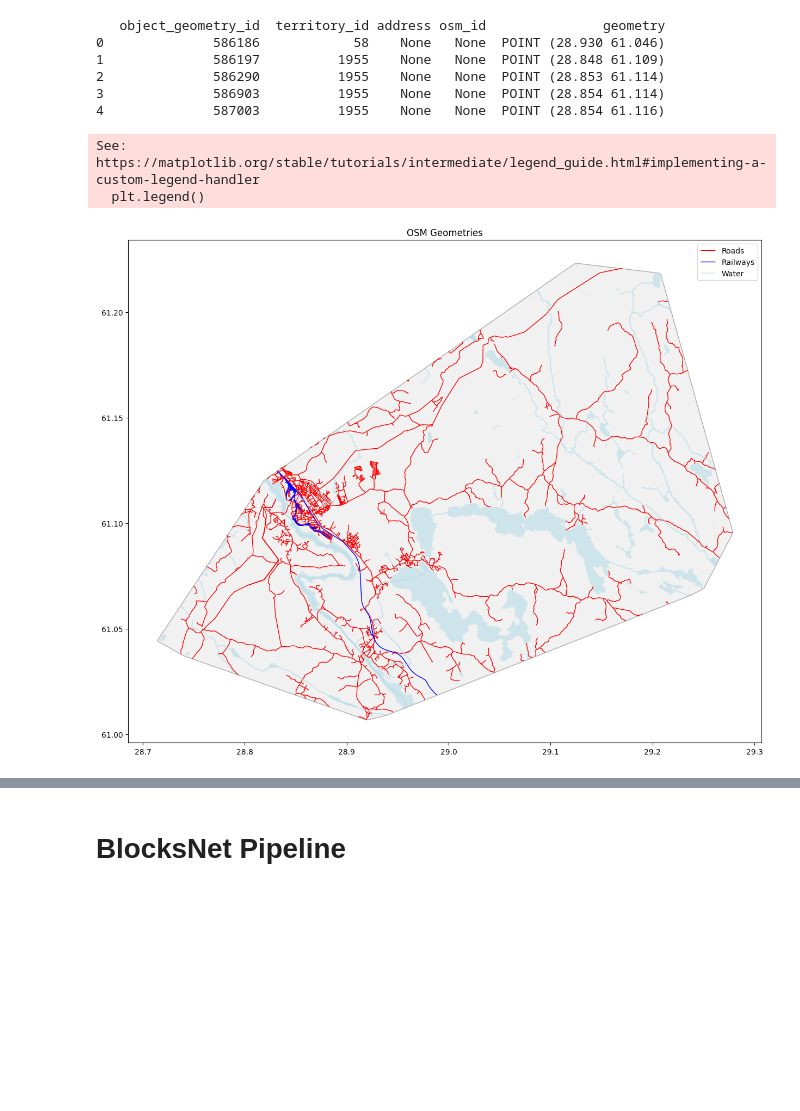
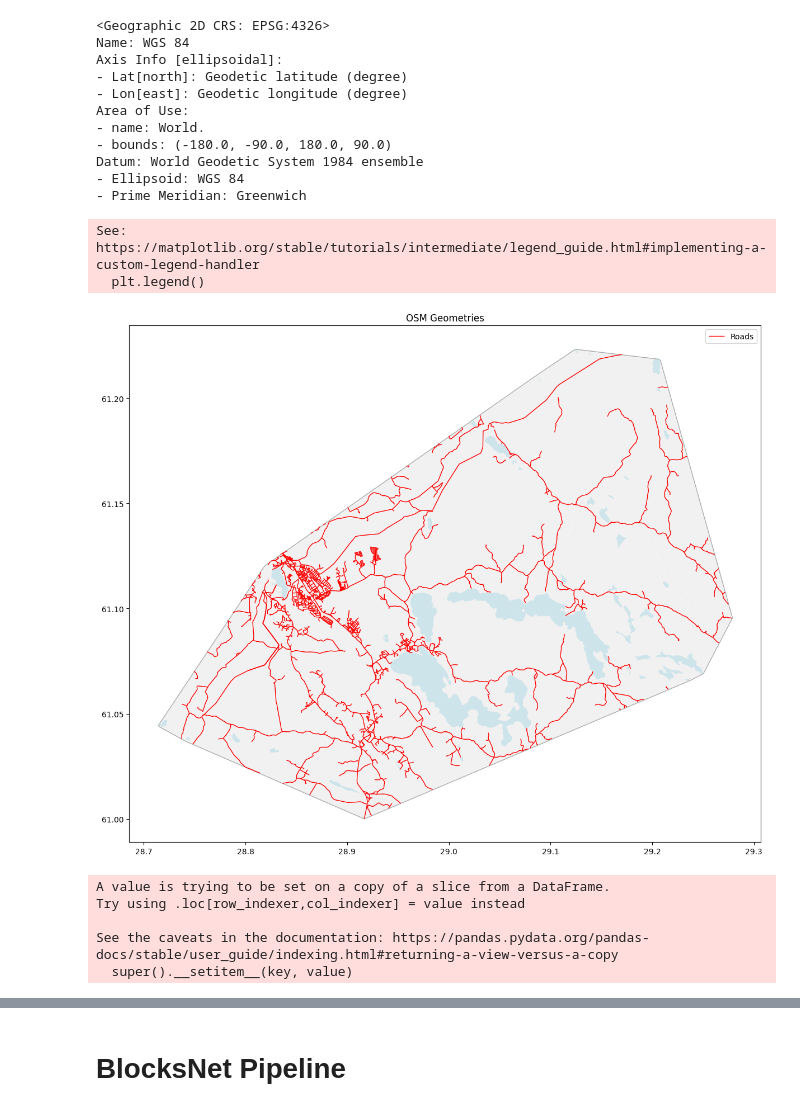
Before and after one commit to RuslanKozlyak/territorry_provision_api, a Jupyter notebook: test.ipynb, the cells around one changed output, grey strips where cells are left out. Drawn from its saved outputs; the diff is of its cells as text; code cells hidden in the pictures; blank space fills up the shorter version.

```diff
--- a/test.ipynb
+++ b/test.ipynb
@@ -60,17 +80,26 @@ NameError: name 'get_context_by_id' is not defined
+# %%
+gdf_with_obj.set_crs(epsg=4326,inplace=True)
+gdf_with_obj.crs = 4326
+gdf_with_obj.crs
+# %% [output]
+<Geographic 2D CRS: EPSG:4326>
+Name: WGS 84
+Axis Info [ellipsoidal]:
+- Lat[north]: Geodetic latitude (degree)
+- Lon[east]: Geodetic longitude (degree)
+Area of Use:
+- name: World.
+- bounds: (-180.0, -90.0, 180.0, 90.0)
+Datum: World Geodetic System 1984 ensemble
+- Ellipsoid: WGS 84
+- Prime Meridian: Greenwich
 # %%
-import geopandas as gpd
+# import geopandas as gpd
 
-# Чтение GeoJSON файла в GeoDataFrame
-gdf_with_obj = gpd.read_file("gdf_with_obj.geojson")
-gdf_with_obj = gdf_with_obj.set_crs(local_crs, allow_override=True)
-print(gdf_with_obj.head())
+# # Чтение GeoJSON файла в GeoDataFrame
+# gdf_with_obj = gpd.read_file("gdf_with_obj.geojson")
+# gdf_with_obj = gdf_with_obj.set_crs(local_crs, allow_override=True)
+# print(gdf_with_obj.head())
-# %% [output]
-   object_geometry_id  territory_id address osm_id               geometry
-0              586186            58    None   None  POINT (28.930 61.046)
-1              586197          1955    None   None  POINT (28.848 61.109)
-2              586290          1955    None   None  POINT (28.853 61.114)
-3              586903          1955    None   None  POINT (28.854 61.114)
-4              587003          1955    None   None  POINT (28.854 61.116)
 # %%
 import geopandas as gpd
 import osmnx as ox
@@ -178,39 +158,59 @@ def collect_osm_data(
 # %%
 boundaries = prepare_boundaries(gdf_with_obj)
-roads, railways, water = collect_osm_data(boundaries)
+roads = collect_osm_data(boundaries)
+# %%
+def get_geoms_by_function(function_name):
+    valid_type_ids = {
+        d['physical_object_type_id']
+        for d in physical_object_types
+        if function_name in d['physical_object_function']['name']
+    }
+    return gdf_with_obj[gdf_with_obj['physical_objects'].apply(lambda x: any(d.get('physical_object_type_id') in valid_type_ids for d in x))]
+# %%
+# Фильтрация строк
+# roads = get_geoms_by_function('Дорога')
+
+water = get_geoms_by_function('Водный объект')
 # %%
 import matplotlib.pyplot as plt
 
-def plot_osm_geometries(boundaries, roads, railways, water):
+def plot_osm_geometries(boundaries, roads, water):
     """
     Отображение всех геометрий на одном графике
     """
     fig, ax = plt.subplots(figsize=(15, 10))
 
     # Границы территории
     boundaries.plot(ax=ax, color='lightgray', edgecolor='black', alpha=0.3, label='Boundaries')
 
     # Дороги
     if not roads.empty:
         roads.plot(ax=ax, color='red', linewidth=1, label='Roads')
 
-    # Железные дороги
-    if not railways.empty:
-        railways.plot(ax=ax, color='blue', linewidth=1, label='Railways')
-
     # Водные объекты
     if not water.empty:
         water.plot(ax=ax, color='lightblue', alpha=0.5, label='Water')
 
     plt.title('OSM Geometries')
     plt.legend()
     plt.tight_layout()
     plt.show()
 
 # Пример использования
-plot_osm_geometries(boundaries, roads, railways, water)
+plot_osm_geometries(boundaries, roads, water)
 # %% [output]
 See: https://matplotlib.org/stable/tutorials/intermediate/legend_guide.html#implementing-a-custom-legend-handler
   plt.legend()
-[figure, old version]
+[figure, new version]
+# %%
+boundaries.to_crs(local_crs, inplace=True)
+roads.to_crs(local_crs, inplace=True)
+water.to_crs(local_crs, inplace=True)
+print()
+# %% [output]
+A value is trying to be set on a copy of a slice from a DataFrame.
+Try using .loc[row_indexer,col_indexer] = value instead
+
+See the caveats in the documentation: https://pandas.pydata.org/pandas-docs/stable/user_guide/indexing.html#returning-a-view-versus-a-copy
+  super().__setitem__(key, value)
 # %%
```
Also changed, not shown: parts of 23 cells of this notebook.
